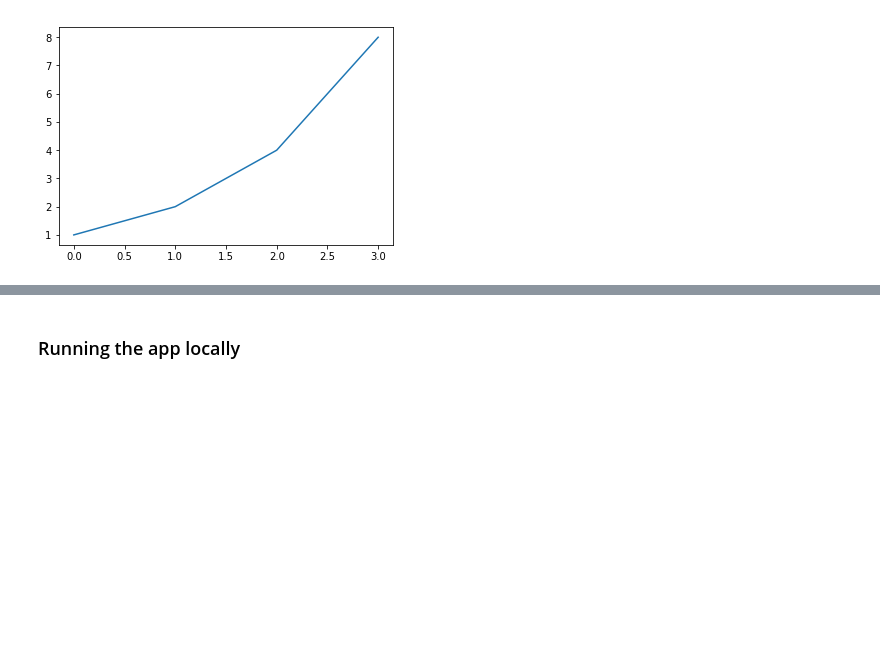
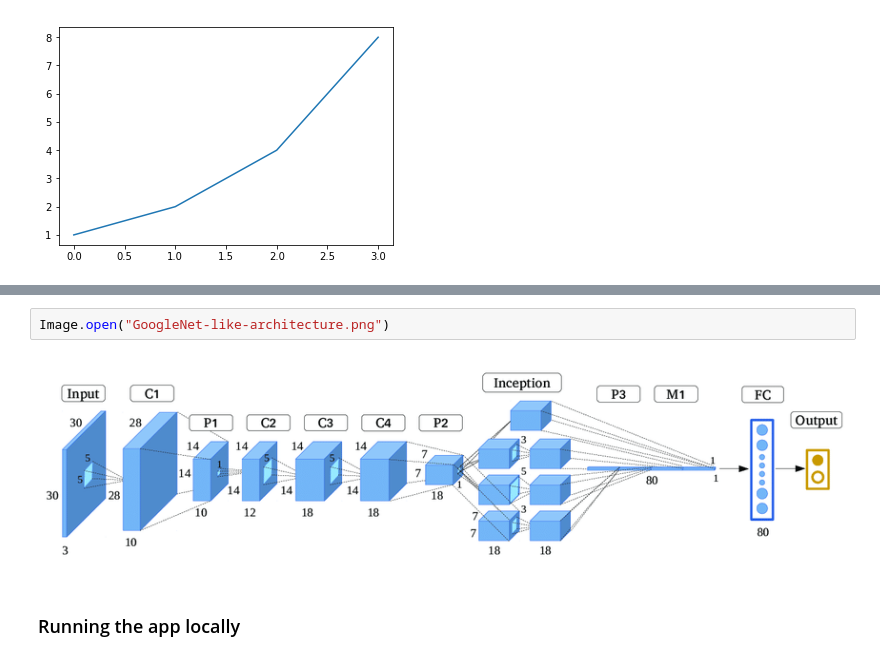
Before and after one commit to boscherj/deep-learning4coders, a Jupyter notebook: dl_tuto_1_0_notebook_tutorial.ipynb, the cells around one changed output, grey strips where cells are left out. Saved outputs shown, nothing was run; the diff lists cells and outputs as text; blank space fills up the shorter version.

```diff
--- a/dl_tuto_1_0_notebook_tutorial.ipynb
+++ b/dl_tuto_1_0_notebook_tutorial.ipynb
@@ -129,3 +109,7 @@ Image.open('images/notebook_tutorial/cat_example.jpg')
+# %%
+Image.open("GoogleNet-like-architecture.png")
+# %% [output]
+[figure, added]
 # %% [markdown]
 ### Running the app locally
 # %% [markdown]
```
Also changed, not shown: parts of 26 cells of this notebook.
